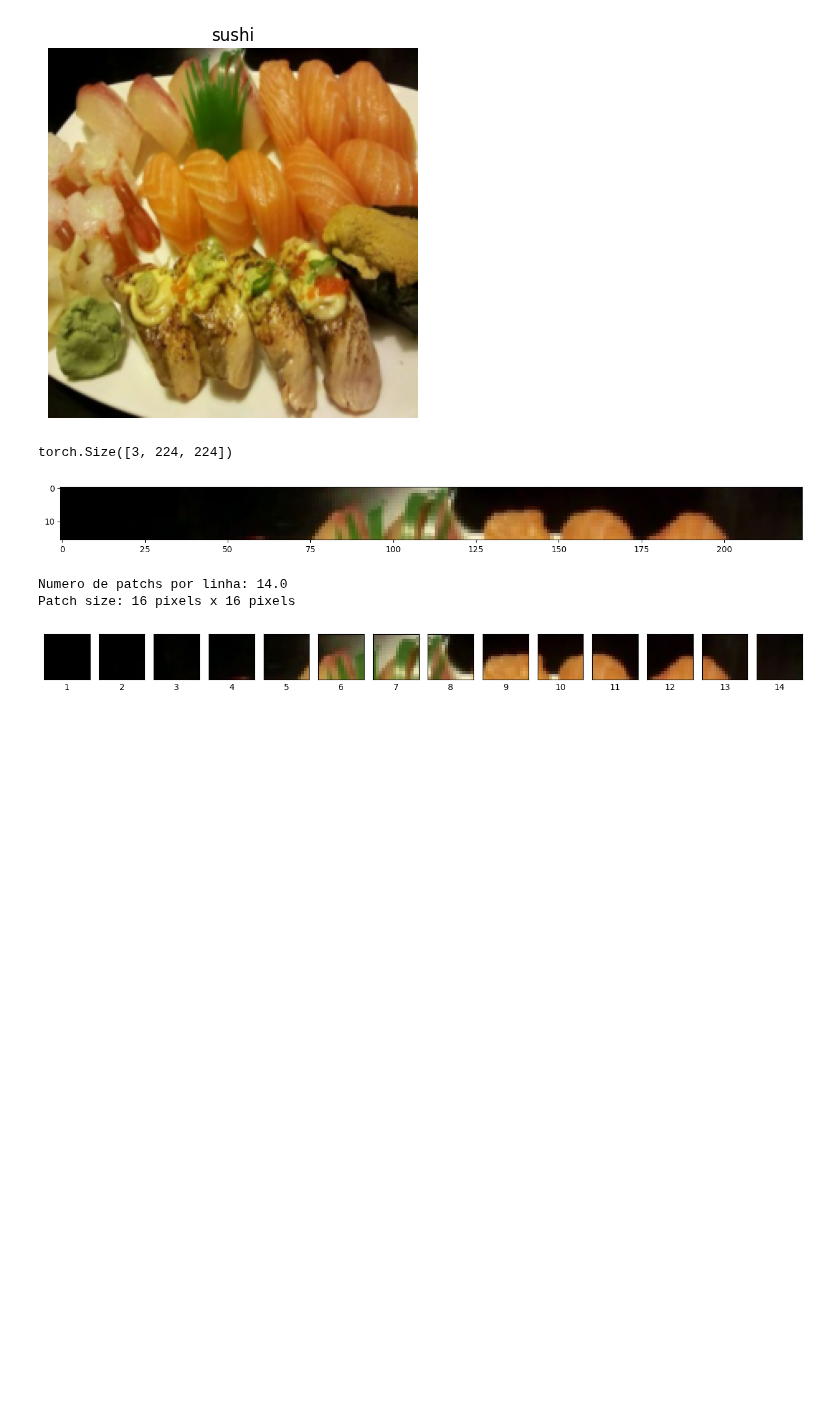
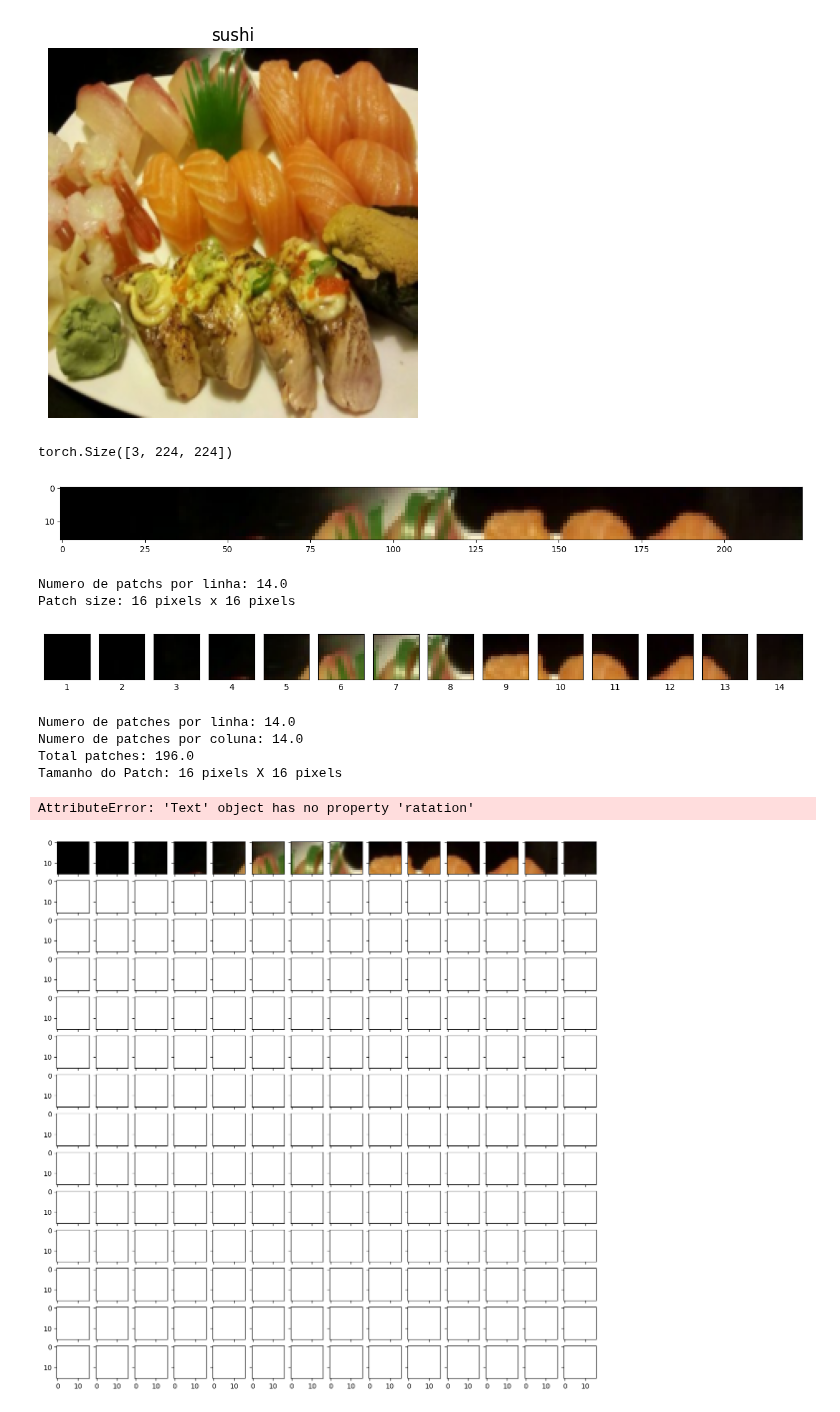
Before and after one commit to HammadN98/pytorch, a Jupyter notebook: 08_pytorch_replicando_paper.ipynb, the cells around one changed output. Saved outputs shown, nothing was run; the diff lists cells and outputs as text; code cells hidden in the pictures; blank space fills up the shorter version.

```diff
--- a/08_pytorch_replicando_paper.ipynb
+++ b/08_pytorch_replicando_paper.ipynb
@@ -258,3 +258,46 @@ for i, patch in enumerate(range(0, img_size, patch_size)):
 Numero de patchs por linha: 14.0
 Patch size: 16 pixels x 16 pixels
 [figure]
+# %%
+#Configurando o codigo para plotar a imagem toda
+img_size = 224
+patch_size = 16
+num_patches = img_size / patch_size
+assert img_size % patch_size == 0, "patch_size tem que ser divisivel por patch_size"
+print(f"Numero de patches por linha: {num_patches}\
+  \nNumero de patches por coluna: {num_patches}\
+  \nTotal patches: {num_patches*num_patches}\
+  \nTamanho do Patch: {patch_size} pixels X {patch_size} pixels")
+
+#Criando os pubplots
+fig, axs = plt.subplots(nrows=img_size // patch_size,
+                        ncols=img_size // patch_size,
+                        figsize=(num_patches, num_patches),
+                        sharex=True,
+                        sharey=True)
+
+#Percorrendo altura x lagura da imagem
+for i, patch_height in enumerate(range(0, img_size, patch_size)):
+  for j, patch_width in enumerate(range(0, img_size, patch_size)):
+    #Plotando aimagem permutada em axes dieferentes
+    axs[i, j].imshow(image_permuted[patch_height:patch_height+patch_size, #Itera sobre a altura
+                                    patch_width:patch_width+patch_size, #Itera sobre a largura
+                                    :]) #PEga todos os canais de cores
+
+  axs[i, j].set_ylabel(i+1,
+                       rotation="h",
+                       horizontalalignment='r',
+                       verticalalignment='c')
+  axs[i, j].set_xlabel(j+1)
+  axs[i, j].set_xticks([])
+  axs[i, j].set_yticks([])
+  axs[i, j].label_outer()
+
+fig.suptitle(f"{class_names[label]} -> Patchified", fontsize=14)
+# %% [output]
+Numero de patches por linha: 14.0
+Numero de patches por coluna: 14.0
+Total patches: 196.0
+Tamanho do Patch: 16 pixels X 16 pixels
+AttributeError: 'Text' object has no property 'ratation'
+[figure, added]
```
